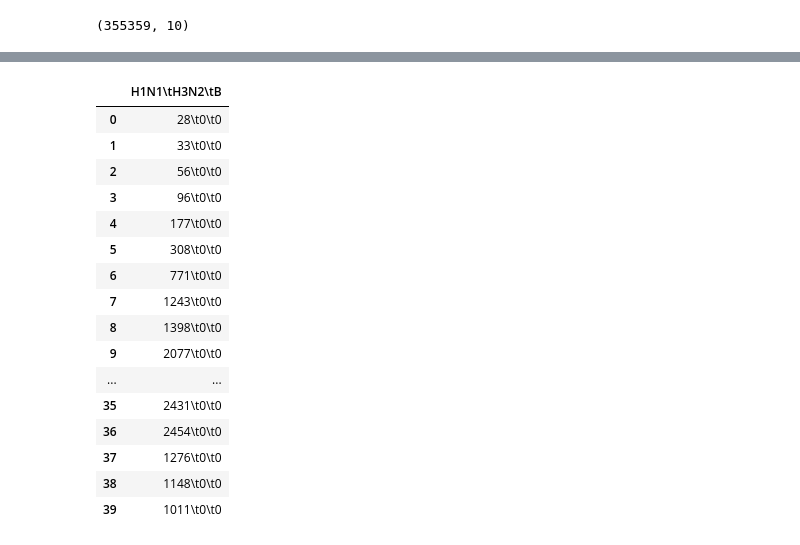
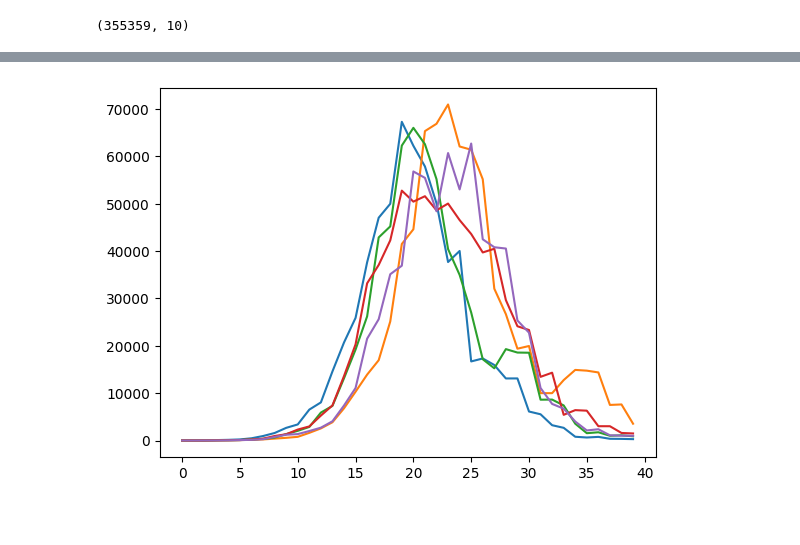
Before and after one commit to Mpkosh/ABM_gen, a Jupyter notebook: check_epidemic_gen.ipynb, the cells around one changed output, grey strips where cells are left out. Cells and saved outputs as stored; diff of their text form; code cells hidden in the pictures; blank space fills up the shorter version.

```diff
--- a/check_epidemic_gen.ipynb
+++ b/check_epidemic_gen.ipynb
@@ -161,23 +72,7 @@ SEIRb_day.iloc[:,2].plot()
 # %%
 for i in range(5):
-    df = pd.read_csv(f'chelyabinsk_10_res/prevalence_seed_{i}.csv')
+    df = pd.read_csv(f'chelyabinsk_10_res/seirb_seed_{i}.csv',
+                    sep='\t')
+    df.I_H1N1.plot()
+# %% [output]
+[figure, added]
-# %%
-df
-# %% [output]
-|  | H1N1\tH3N2\tB |
-| 0 | 28\t0\t0 |
-| 1 | 33\t0\t0 |
-| 2 | 56\t0\t0 |
-| 3 | 96\t0\t0 |
-| 4 | 177\t0\t0 |
-| 5 | 308\t0\t0 |
-| 6 | 771\t0\t0 |
-| 7 | 1243\t0\t0 |
-| 8 | 1398\t0\t0 |
-| 9 | 2077\t0\t0 |
-| ... | ... |
-| 35 | 2431\t0\t0 |
-| 36 | 2454\t0\t0 |
-| 37 | 1276\t0\t0 |
-| 38 | 1148\t0\t0 |
-| 39 | 1011\t0\t0 |
```
Also changed, not shown: parts of 4 cells of this notebook, 15 other files.
